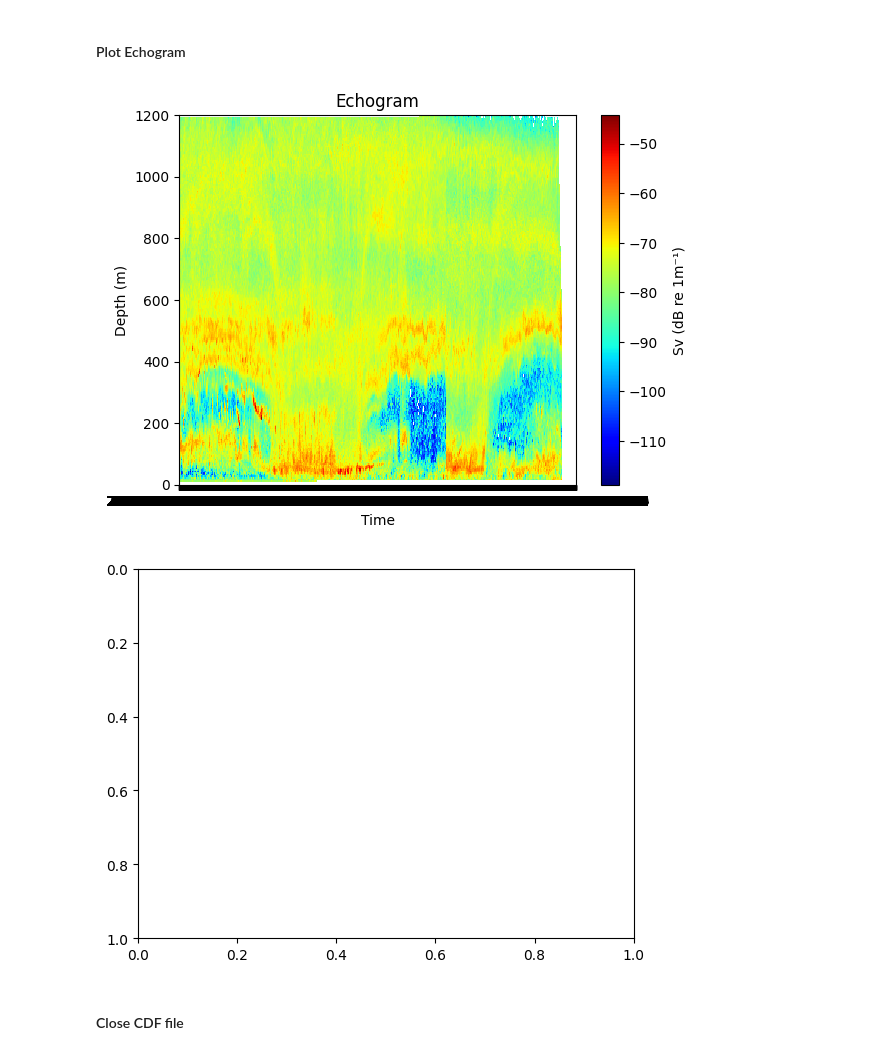
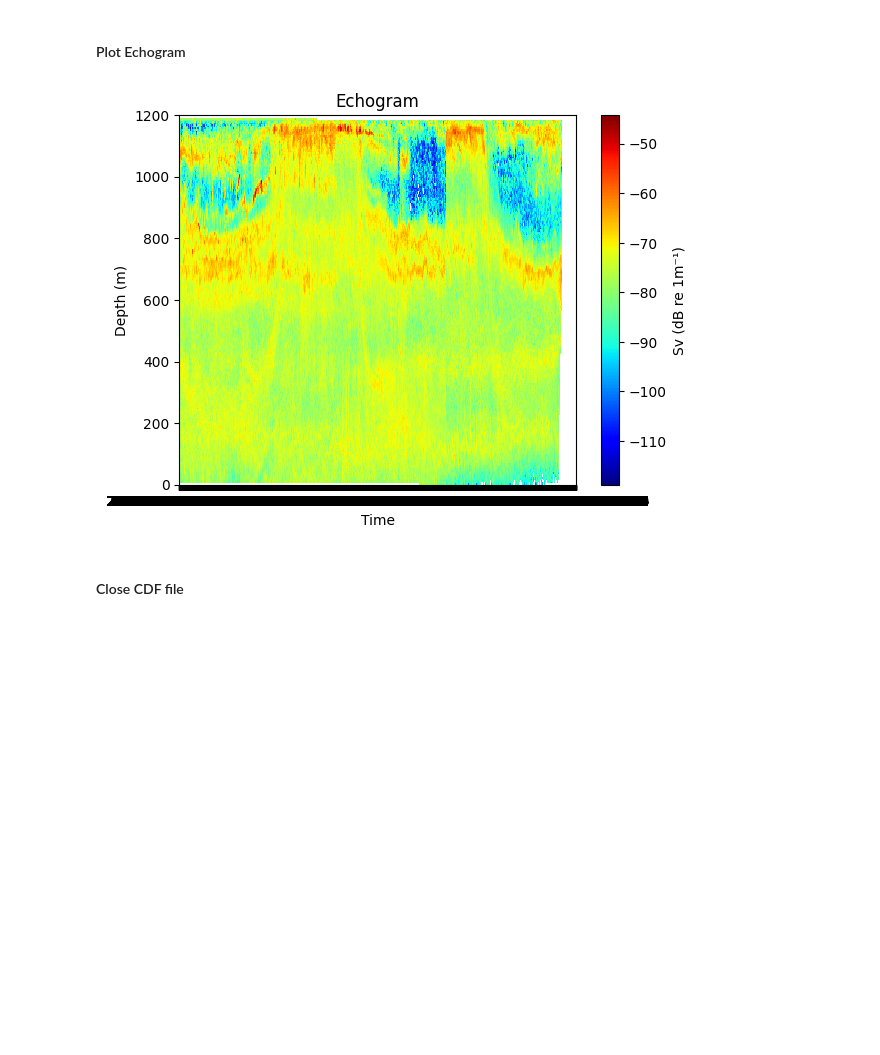
Before and after one commit to EliiseNicolas/Active-acoustic-datasets-analysis, a Jupyter notebook: src/open_netCDF.ipynb, the cells around one changed output. Drawn from its saved outputs; the diff is of its cells as text; code cells hidden in the pictures; blank space fills up the shorter version.

Commit message:
added python script to get basic data of dataset/do basic operations and began to get season of recording of each dataset 18_&_38_Hz

```diff
--- a/src/open_netCDF.ipynb
+++ b/src/open_netCDF.ipynb
@@ -9,7 +9,7 @@ import matplotlib.pyplot as plt
 # %% [markdown]
 #### Open folder containing CDF files
 # %%
-folder_path = "/home/elise/Documents/M1-BIM/S2/active_acoutics_analysis_sea_elephants/Active-acoustic-datasets-analysis/data/IMOS_18_and_38_Hz"
+folder_path = "../data/IMOS_18_and_38_Hz"
 list_cdf_files = []
 
 # Create list of nc files
@@ -92,27 +88,27 @@ longitude :  (10860,) , latitude :  (10860,) , depth :  (240,) , sv :  (10860, 2
 # %%
 # Create figure
 plt.figure()
 
 # Select channel of sv
 channel = 0 # Channel = frequency of sonar
 sv_data = sv[:, :, channel]
+
+# Invert depth var
+depth = depth[::-1]
 
 # Plot
 plt.pcolormesh(formatted_date, depth, 10 * np.log10(sv_data.T), shading='auto', cmap='jet')
 
 # Labels and title
 plt.colorbar(label="Sv (dB re 1m⁻¹)")
 plt.xlabel("Time")
 plt.ylabel("Depth (m)")
 plt.title("Echogram")
 plt.show()
 
-plt.gca().invert_yaxis()
-
 plt.show()
 # %% [output]
-[figure, old version]
+[figure, new version]
-[figure, removed]
 # %% [markdown]
 #### Close CDF file
 # %%
```
Also changed, not shown: parts of 3 cells of this notebook, 1 other file.
